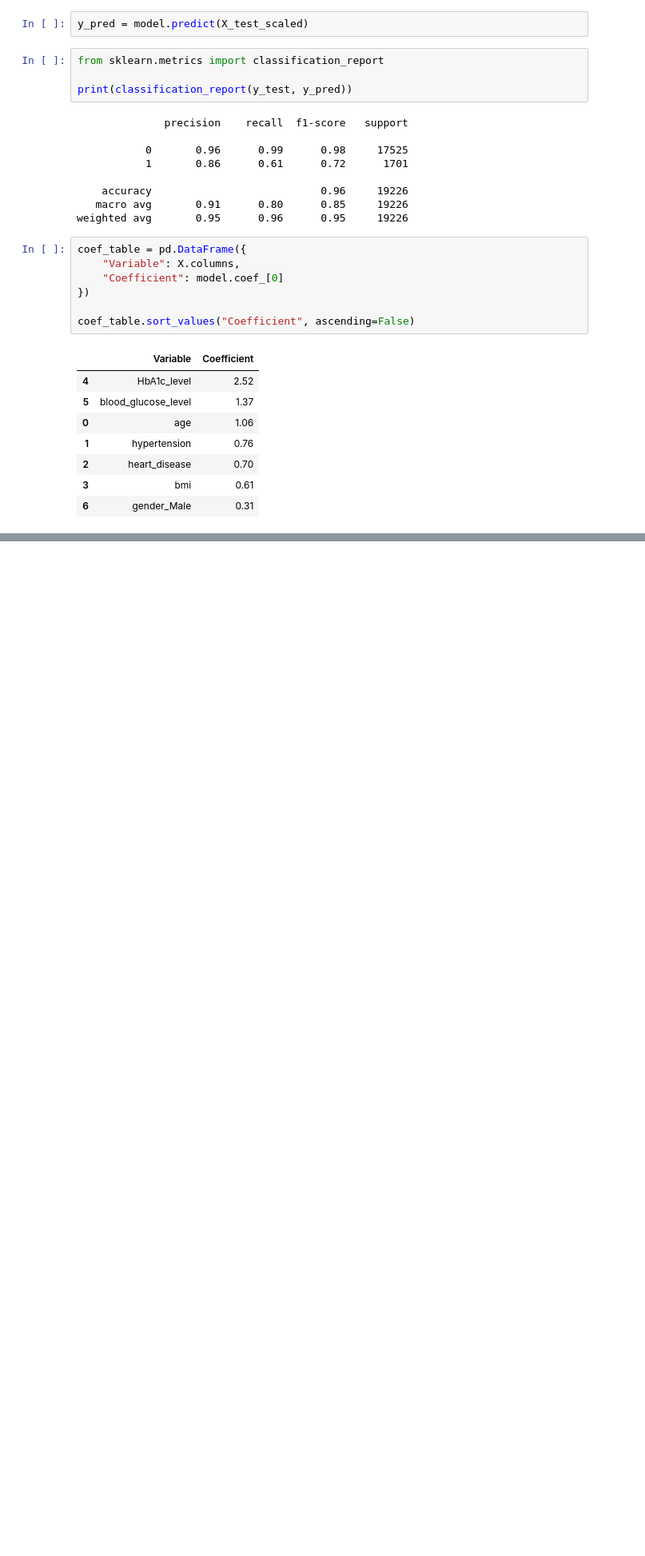
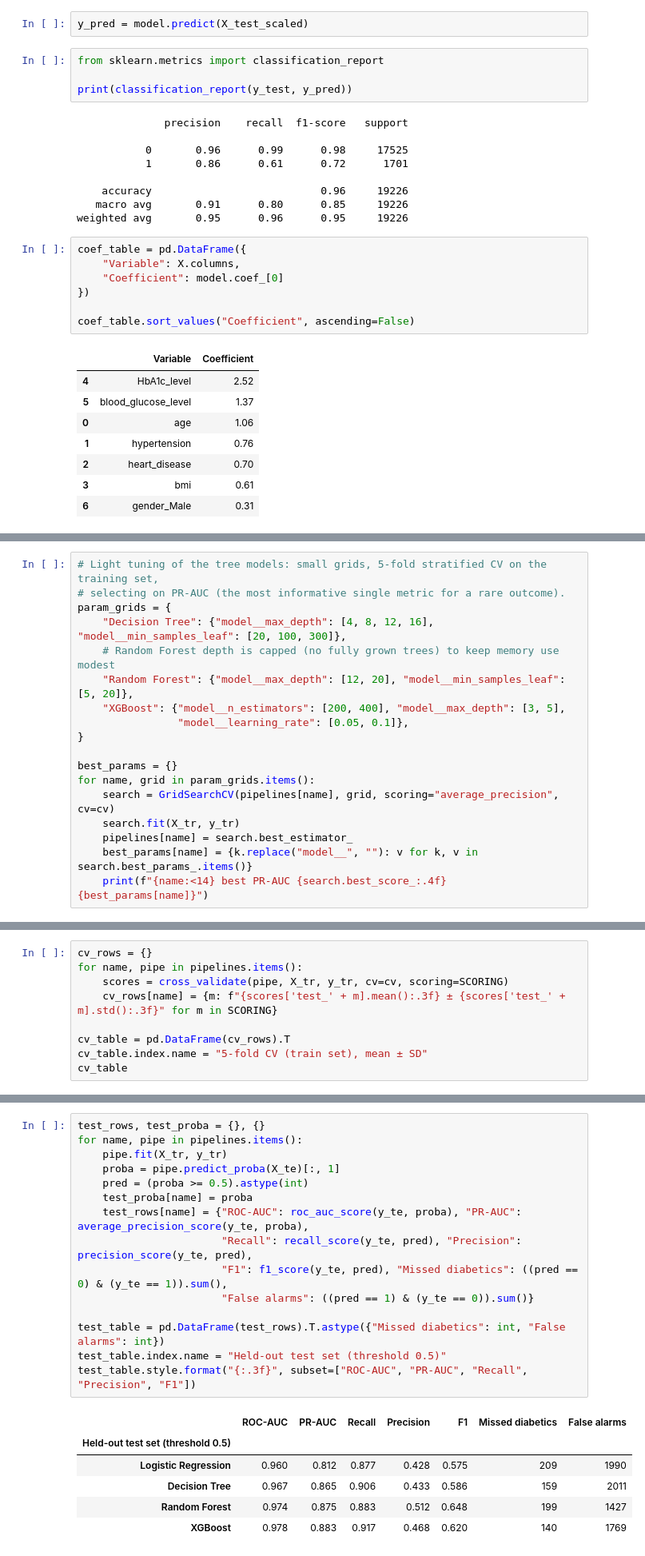
Before and after one commit to Aaminvh/Diabetes-prediction, a Jupyter notebook: Notebook/analysis.ipynb, the cells around one changed output, grey strips where cells are left out. Shown at 80% size. Saved outputs shown, nothing was run; the diff lists cells and outputs as text; blank space fills up the shorter version.

```diff
--- a/Notebook/analysis.ipynb
+++ b/Notebook/analysis.ipynb
@@ -1173,0 +1253,18 @@ coef_table.sort_values("Coefficient", ascending=False)
+# %%
+# Light tuning of the tree models: small grids, 5-fold stratified CV on the training set,
+# selecting on PR-AUC (the most informative single metric for a rare outcome).
+param_grids = {
+    "Decision Tree": {"model__max_depth": [4, 8, 12, 16], "model__min_samples_leaf": [20, 100, 300]},
+    # Random Forest depth is capped (no fully grown trees) to keep memory use modest
+    "Random Forest": {"model__max_depth": [12, 20], "model__min_samples_leaf": [5, 20]},
+    "XGBoost": {"model__n_estimators": [200, 400], "model__max_depth": [3, 5],
+                "model__learning_rate": [0.05, 0.1]},
+}
+
+best_params = {}
+for name, grid in param_grids.items():
+    search = GridSearchCV(pipelines[name], grid, scoring="average_precision", cv=cv)
+    search.fit(X_tr, y_tr)
+    pipelines[name] = search.best_estimator_
+    best_params[name] = {k.replace("model__", ""): v for k, v in search.best_params_.items()}
+    print(f"{name:<14} best PR-AUC {search.best_score_:.4f}  {best_params[name]}")
@@ -1173,0 +1279,9 @@ coef_table.sort_values("Coefficient", ascending=False)
+# %%
+cv_rows = {}
+for name, pipe in pipelines.items():
+    scores = cross_validate(pipe, X_tr, y_tr, cv=cv, scoring=SCORING)
+    cv_rows[name] = {m: f"{scores['test_' + m].mean():.3f} ± {scores['test_' + m].std():.3f}" for m in SCORING}
+
+cv_table = pd.DataFrame(cv_rows).T
+cv_table.index.name = "5-fold CV (train set), mean ± SD"
+cv_table
@@ -1173,0 +1302,22 @@ coef_table.sort_values("Coefficient", ascending=False)
+# %%
+test_rows, test_proba = {}, {}
+for name, pipe in pipelines.items():
+    pipe.fit(X_tr, y_tr)
+    proba = pipe.predict_proba(X_te)[:, 1]
+    pred = (proba >= 0.5).astype(int)
+    test_proba[name] = proba
+    test_rows[name] = {"ROC-AUC": roc_auc_score(y_te, proba), "PR-AUC": average_precision_score(y_te, proba),
+                       "Recall": recall_score(y_te, pred), "Precision": precision_score(y_te, pred),
+                       "F1": f1_score(y_te, pred), "Missed diabetics": ((pred == 0) & (y_te == 1)).sum(),
+                       "False alarms": ((pred == 1) & (y_te == 0)).sum()}
+
+test_table = pd.DataFrame(test_rows).T.astype({"Missed diabetics": int, "False alarms": int})
+test_table.index.name = "Held-out test set (threshold 0.5)"
+test_table.style.format("{:.3f}", subset=["ROC-AUC", "PR-AUC", "Recall", "Precision", "F1"])
+# %% [output]
+|  | ROC-AUC | PR-AUC | Recall | Precision | F1 | Missed diabetics | False alarms |
+| Held-out test set (threshold 0.5) |  |  |  |  |  |  |  |
+| Logistic Regression | 0.960 | 0.812 | 0.877 | 0.428 | 0.575 | 209 | 1990 |
+| Decision Tree | 0.967 | 0.865 | 0.906 | 0.433 | 0.586 | 159 | 2011 |
+| Random Forest | 0.974 | 0.875 | 0.883 | 0.512 | 0.648 | 199 | 1427 |
+| XGBoost | 0.978 | 0.883 | 0.917 | 0.468 | 0.620 | 140 | 1769 |
```
Also changed, not shown: parts of 16 cells of this notebook.
